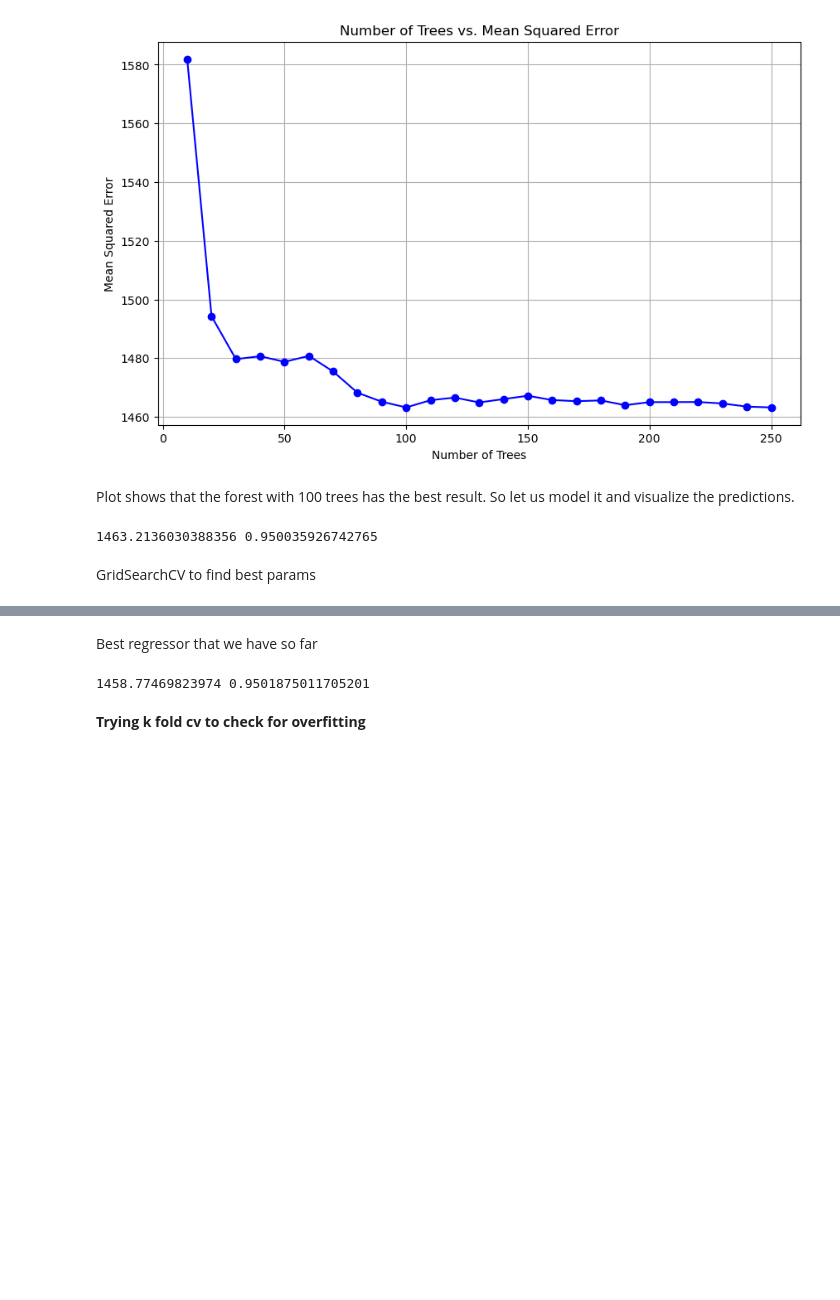
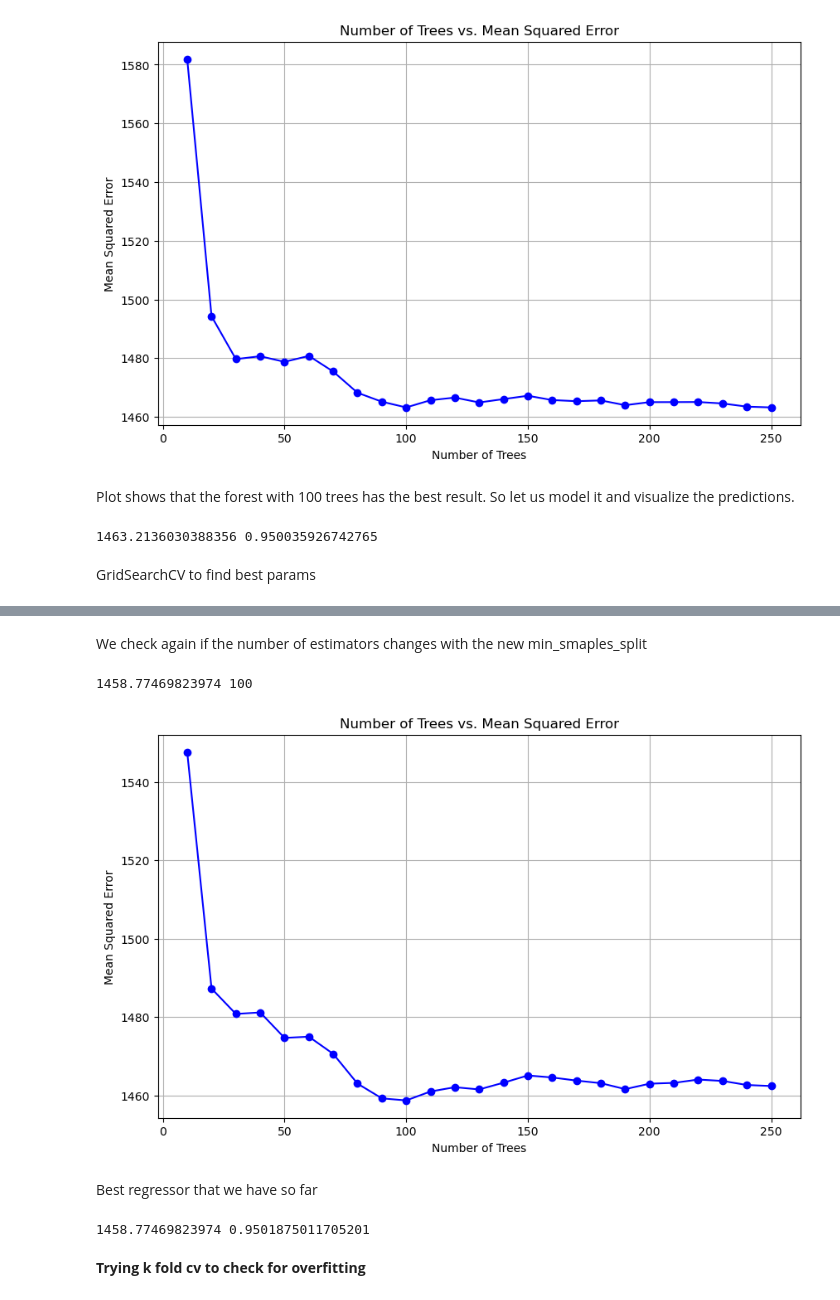
Before and after one commit to joss-thu/MLProj-GermanAirFares, a Jupyter notebook: German_Air_fares/ML_Project_AirFares.ipynb, the cells around one changed output, grey strips where cells are left out. Saved outputs shown, nothing was run; the diff lists cells and outputs as text; code cells hidden in the pictures; blank space fills up the shorter version.

```diff
--- a/German_Air_fares/ML_Project_AirFares.ipynb
+++ b/German_Air_fares/ML_Project_AirFares.ipynb
@@ -415,3 +423,10 @@ scores [4754.092540506457, 4687.315466942072, 4749.392793186298, 4761.2637101540
+# %% [markdown]
+We check again if the number of estimators changes with the new min_smaples_split
+# %%
+find_n_estimators(5)
+# %% [output]
+1458.77469823974 100
+[figure, added]
 # %% [markdown]
 Best regressor that we have so far
 # %%
```
Also changed, not shown: parts of 5 cells of this notebook.
